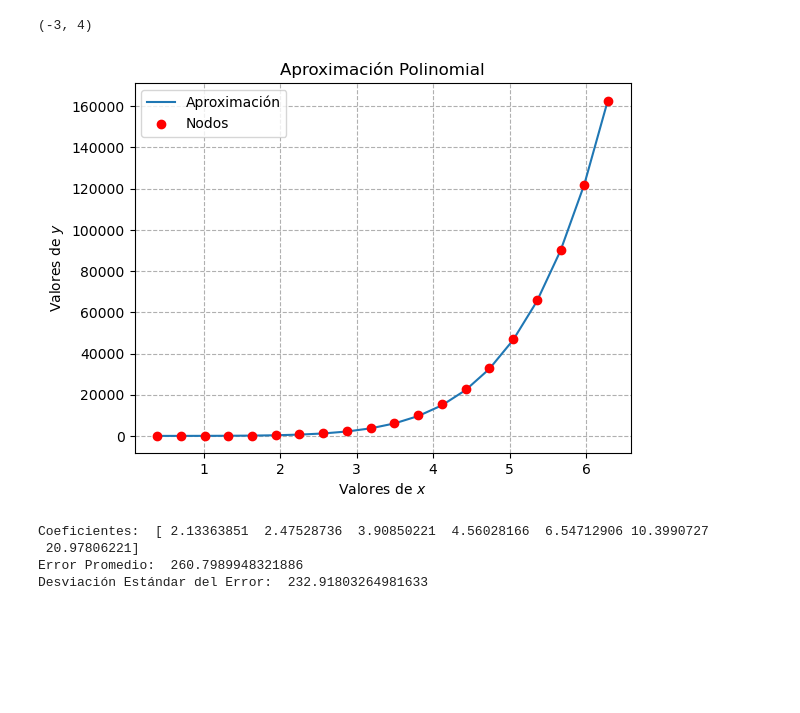
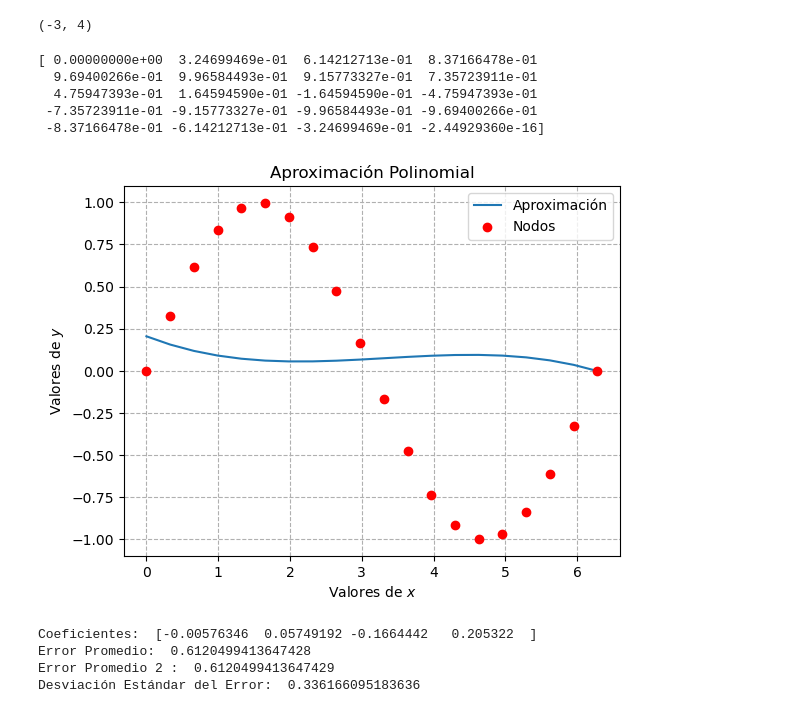
Before and after one commit to JarinconApps/Invenciones-Matematicas-Jarincon, a Jupyter notebook: Aproximacion-Funciones-Polinomicas/Programas/Aproximacion-Funciones.ipynb, the cells around one changed output. Saved outputs shown, nothing was run; the diff lists cells and outputs as text; code cells hidden in the pictures; blank space fills up the shorter version.

```diff
--- a/Aproximacion-Funciones-Polinomicas/Programas/Aproximacion-Funciones.ipynb
+++ b/Aproximacion-Funciones-Polinomicas/Programas/Aproximacion-Funciones.ipynb
@@ -105,6 +105,11 @@ def NeuronaGuia(x_nodos, y_nodos, gradoPoly, console=False, graficaAprox=True, g
     eMean = np.mean(y_diff)
     eStd = np.std(y_diff)
 
+    eError = 0
+    for i in range(len(y_f)):
+        eError = eError + np.abs((y_f[i] - y_nodos[i]))
+    eError = eError / len(y_f)
+
     if console:
         print(y_f)
 
@@ -119,25 +124,32 @@ def NeuronaGuia(x_nodos, y_nodos, gradoPoly, console=False, graficaAprox=True, g
         plt.show()
 
     # Devolver los resultados
-    return Coeff, eMean, eStd
+    return Coeff, eMean, eStd, eError
 # %%
 # Crear una definición de función seno para aproximar una función cúbica
 def funcion(x):
-    return np.sin(x)+np.cos(x)
+    return np.sin(x)
 
-C_poly = np.array([2, 3, 5, 7, 9, 11, 13])
+C_poly = np.array([2, -3, 5, -7, 9, -11, 13])
 
-x_nodos = np.linspace(np.pi/8, 2*np.pi, 20)
-y_nodos, x2 = evalPoly(C_poly, x_nodos)
-# y_nodos = funcion(x_nodos)
+x_nodos = np.linspace(0, 2*np.pi, 20)
+# y_nodos, x2 = evalPoly(C_poly, x_nodos)
+y_nodos = funcion(x_nodos)
+print(y_nodos)
 
-Coeff, eMean, eStd = NeuronaGuia(x_nodos, y_nodos, 6, graficaError=False, console=False)
+Coeff, eMean, eStd, eError = NeuronaGuia(x_nodos, y_nodos, 3, graficaError=False, console=False)
 print("Coeficientes: ", Coeff)
 print("Error Promedio: ", eMean)
+print("Error Promedio 2 : ", eError)
 print("Desviación Estándar del Error: ", eStd)
 # %% [output]
+[ 0.00000000e+00  3.24699469e-01  6.14212713e-01  8.37166478e-01
+  9.69400266e-01  9.96584493e-01  9.15773327e-01  7.35723911e-01
+  4.75947393e-01  1.64594590e-01 -1.64594590e-01 -4.75947393e-01
+ -7.35723911e-01 -9.15773327e-01 -9.96584493e-01 -9.69400266e-01
+ -8.37166478e-01 -6.14212713e-01 -3.24699469e-01 -2.44929360e-16]
-[figure, old version]
+[figure, new version]
-Coeficientes:  [ 2.13363851  2.47528736  3.90850221  4.56028166  6.54712906 10.3990727
- 20.97806221]
-Error Promedio:  260.7989948321886
-Desviación Estándar del Error:  232.91803264981633
+Coeficientes:  [-0.00576346  0.05749192 -0.1664442   0.205322  ]
+Error Promedio:  0.6120499413647428
+Error Promedio 2 :  0.6120499413647429
+Desviación Estándar del Error:  0.336166095183636
```
